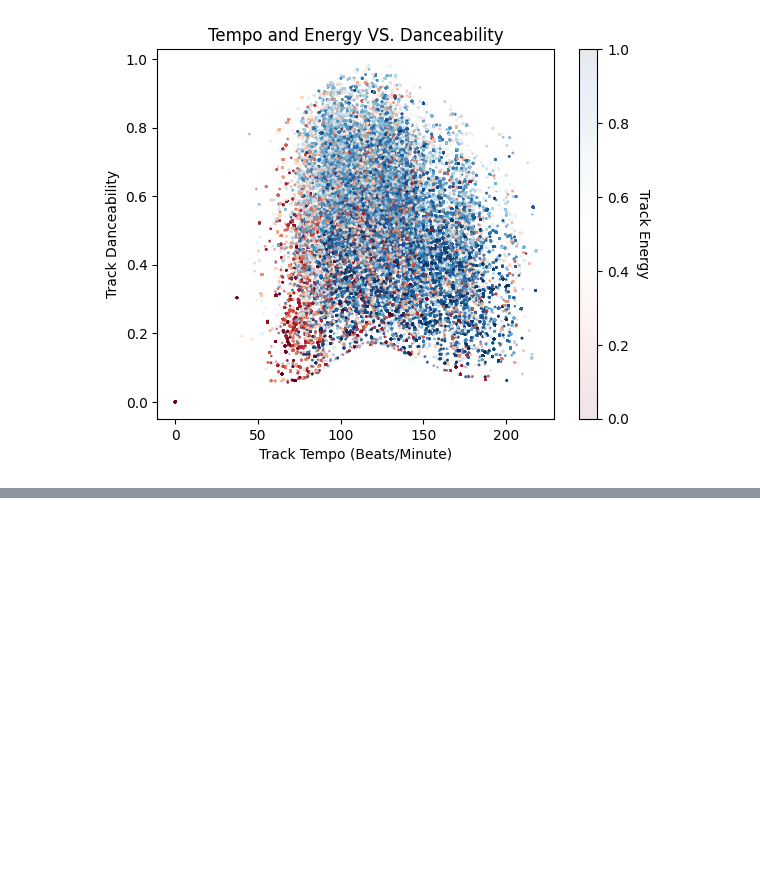
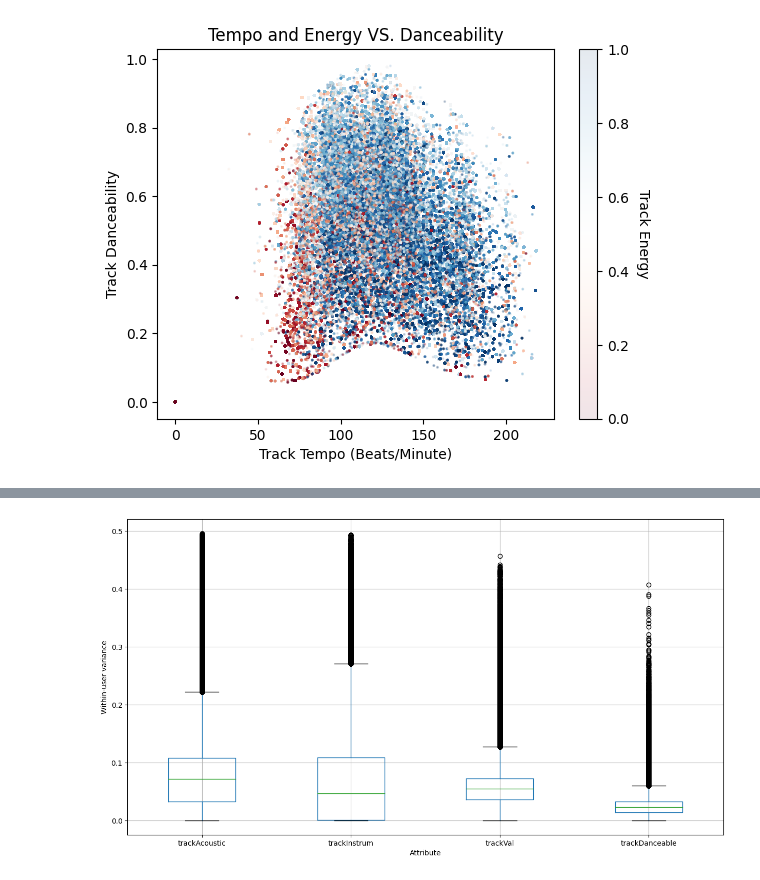
Before and after one commit to smehdizadeh/CSCI5622_Machine-Learning, a Jupyter notebook: dataset-creation.ipynb, the cells around one changed output, grey strips where cells are left out. Saved outputs shown, nothing was run; the diff lists cells and outputs as text; code cells hidden in the pictures; blank space fills up the shorter version.

```diff
--- a/dataset-creation.ipynb
+++ b/dataset-creation.ipynb
@@ -1179,0 +1207,8 @@ plt.show()
+# %%
+axs = users[['trackAcoustic', 'trackInstrum', 'trackVal', 'trackDanceable']].boxplot(figsize=(15,8), return_type='axes')
+
+axs.set_ylabel('Within-user variance')
+axs.set_xlabel('Attribute')
+plt.show()
+# %% [output]
+[figure, added]
```
Also changed, not shown: parts of 3 cells of this notebook.
